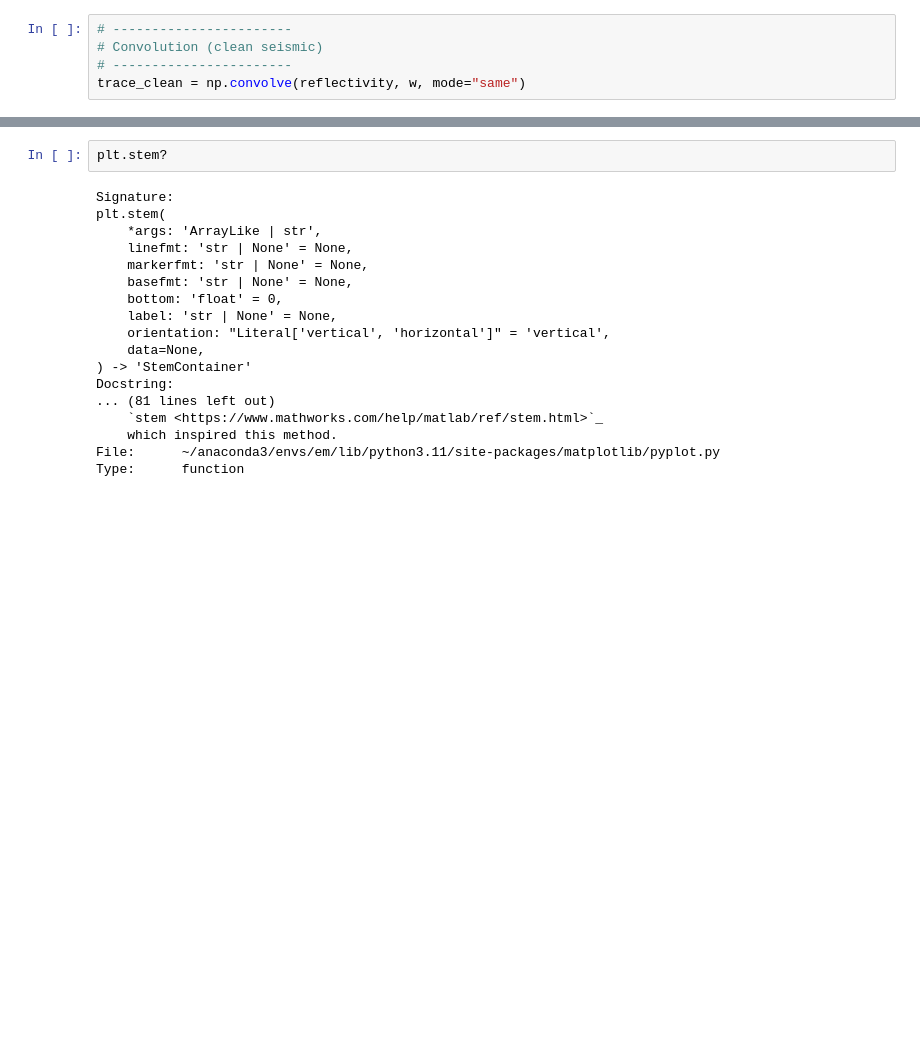
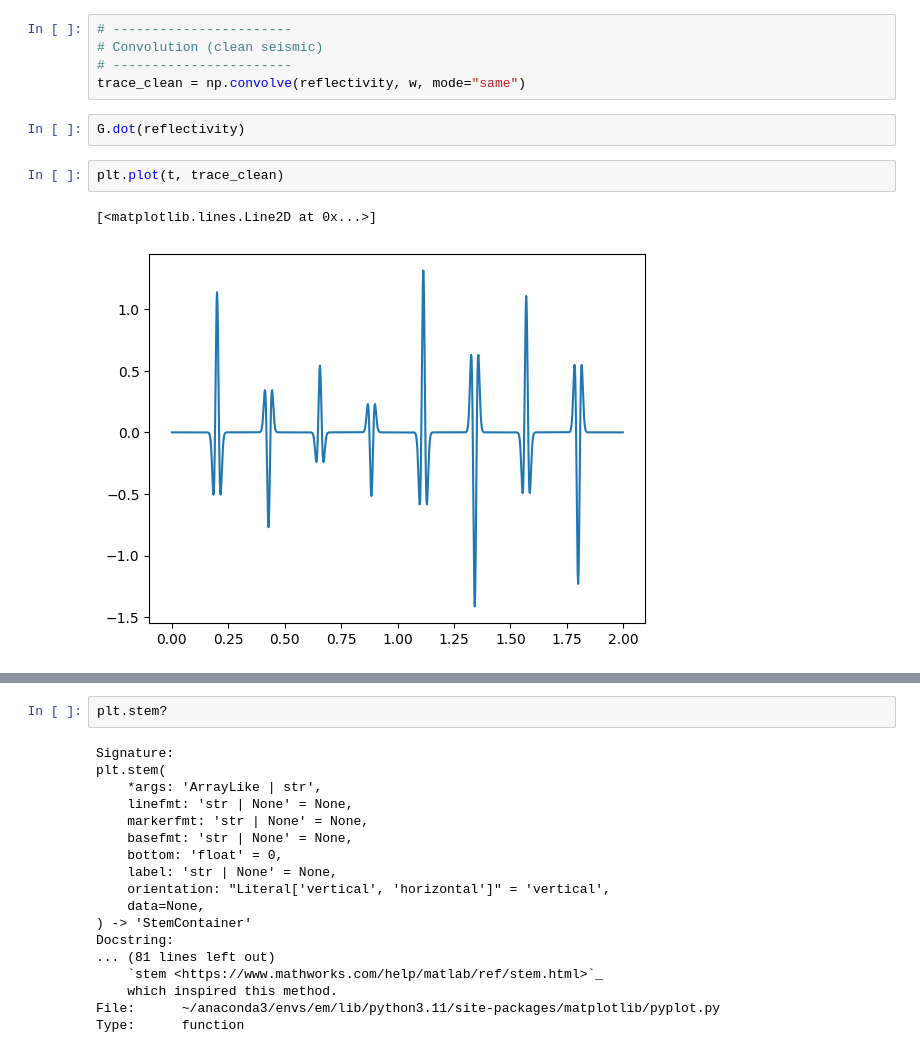
Before and after one commit to emgeolab/geol-4810, a Jupyter notebook: notebooks/synthetic_seismic.ipynb, the cells around one changed output, grey strips where cells are left out. Drawn from its saved outputs; the diff is of its cells as text; blank space fills up the shorter version.

```diff
--- a/notebooks/synthetic_seismic.ipynb
+++ b/notebooks/synthetic_seismic.ipynb
@@ -47,6 +58,13 @@ w /= np.max(np.abs(w))
 # Convolution (clean seismic)
 # -----------------------
 trace_clean = np.convolve(reflectivity, w, mode="same")
+# %%
+G.dot(reflectivity)
+# %%
+plt.plot(t, trace_clean)
+# %% [output]
+[<matplotlib.lines.Line2D at 0x...>]
+[figure, added]
 # %%
 # -----------------------
 # Noise components
```
Also changed, not shown: parts of 11 cells of this notebook, 1 other file.
